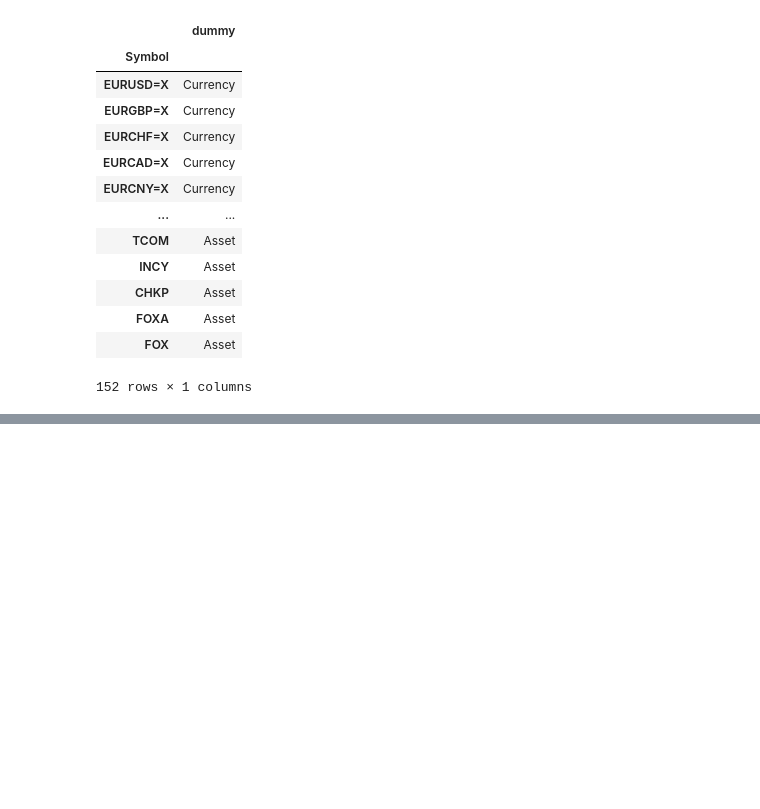
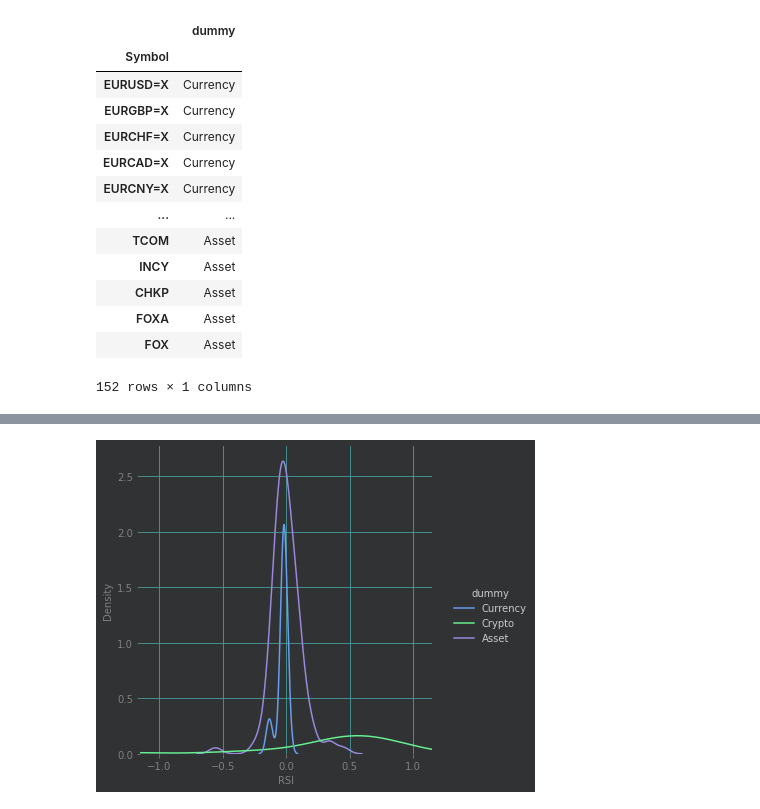
Before and after one commit to SlenderShield/Algorithmic_Trading_Python, a Jupyter notebook: best_asset.ipynb, the cells around one changed output, grey strips where cells are left out. Cells and saved outputs as stored; diff of their text form; code cells hidden in the pictures; blank space fills up the shorter version.

```diff
--- a/best_asset.ipynb
+++ b/best_asset.ipynb
@@ -268,0 +299,10 @@ dataframe
+# %%
+# Plot density distribution of the assest returns
+# Plot the densities
+sns.displot(data=dataframe, x="RSI",kind='kde', hue="dummy")
+
+# limit the axis
+plt.xlim((-1.15,1.15))
+plt.show()
+# %% [output]
+[figure, added]
```
Also changed, not shown: parts of 9 cells of this notebook.
